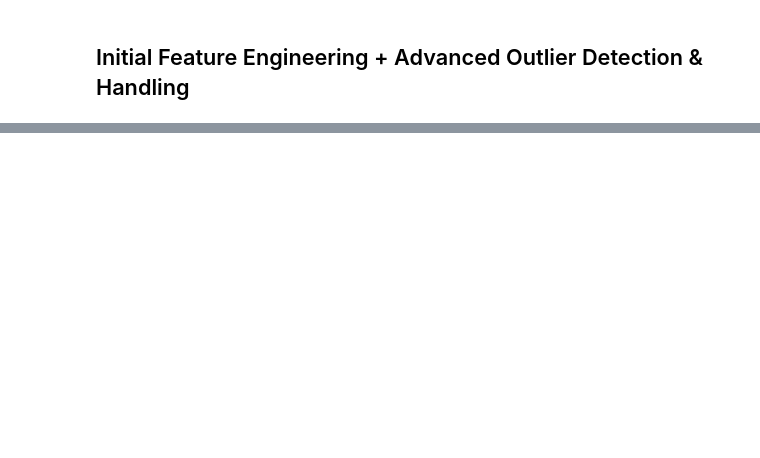
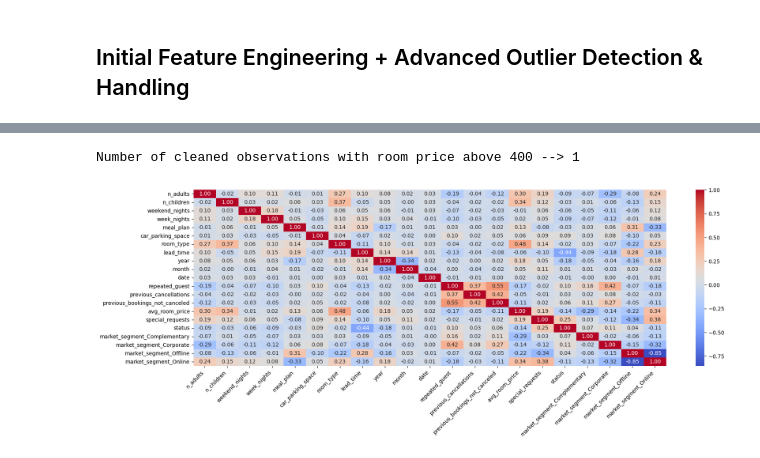
Before and after one commit to munas-git/Prophet-Demand-Forecasting-and-Price-Optimisation, a Jupyter notebook: analysis.ipynb, the cells around one changed output, grey strips where cells are left out. Saved outputs shown, nothing was run; the diff lists cells and outputs as text; code cells hidden in the pictures; blank space fills up the shorter version.

Commit message:
Outlier detection and handling complete.

```diff
--- a/analysis.ipynb
+++ b/analysis.ipynb
@@ -227,5 +239,5 @@ df.head()
 # %%
-X = df.drop(['ID', 'market_segment'], axis = 1)
+X = df.drop(['ID'], axis = 1)
 
 iso = IsolationForest(
     n_estimators = 300,
@@ -240,3 +252,5 @@ df["iso_score"] = iso.decision_function(X)
 outliers = (
     df[df["iso_flag"] == -1]
     .sort_values("iso_score"))
+
+# display(outliers)
@@ -305,5 +336,0 @@ Outliers percentage: 0.102%
-# %%
-df.drop(['iso_flag', 'iso_score'], axis = 1, inplace = True)
-
-# Quick sanity check... is the January case of 10 kids and room type 4 flagged?
-'INN06339' in outliers['ID'].values
@@ -317,0 +348,20 @@ This technique was not only able to capture the rooms with ***avg_room_price***
+# %%
+df_clean = df.drop(outliers.index)
+print(f'Number of cleaned observations with room price above 400 --> {len(df_clean[df_clean["avg_room_price"] >= 400])}')
+
+df_clean = df_clean[df_clean['avg_room_price'] < 400]
+# %% [output]
+Number of cleaned observations with room price above 400 --> 1
+# %%
+# some clean up
+
+cleanup_cols = ['ID', 'iso_flag', 'iso_score']
+df_clean.drop(cleanup_cols, axis = 1, inplace = True)
+# %%
+corr = df_clean.corr()
+
+plt.figure(figsize = (20, 6))
+sns.heatmap(corr, annot = True, fmt = '.2f', cmap = 'coolwarm')
+plt.xticks(rotation = 45, ha = 'right');
+# %% [output]
+[figure, added]
```
Also changed, not shown: parts of 21 cells of this notebook.
